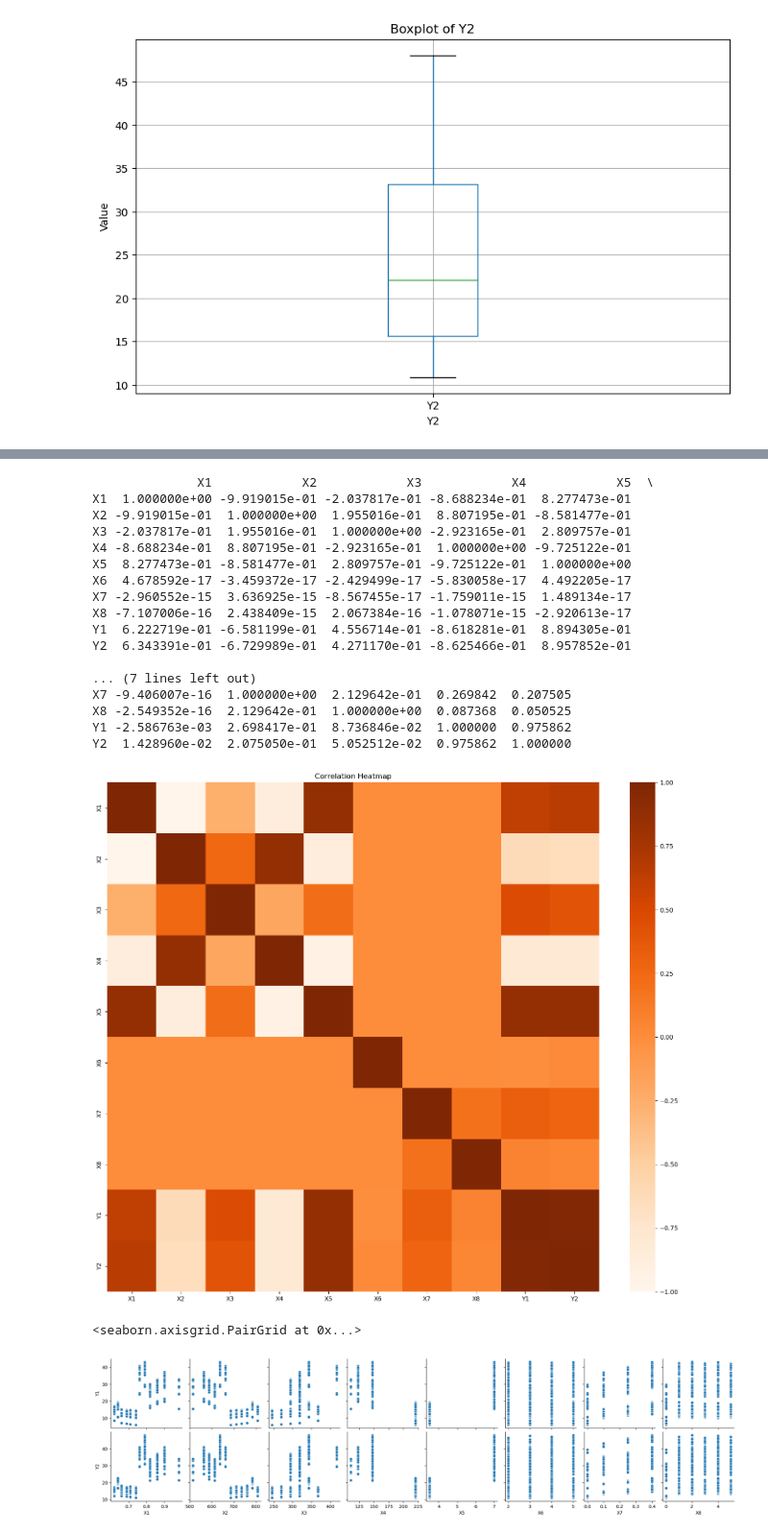
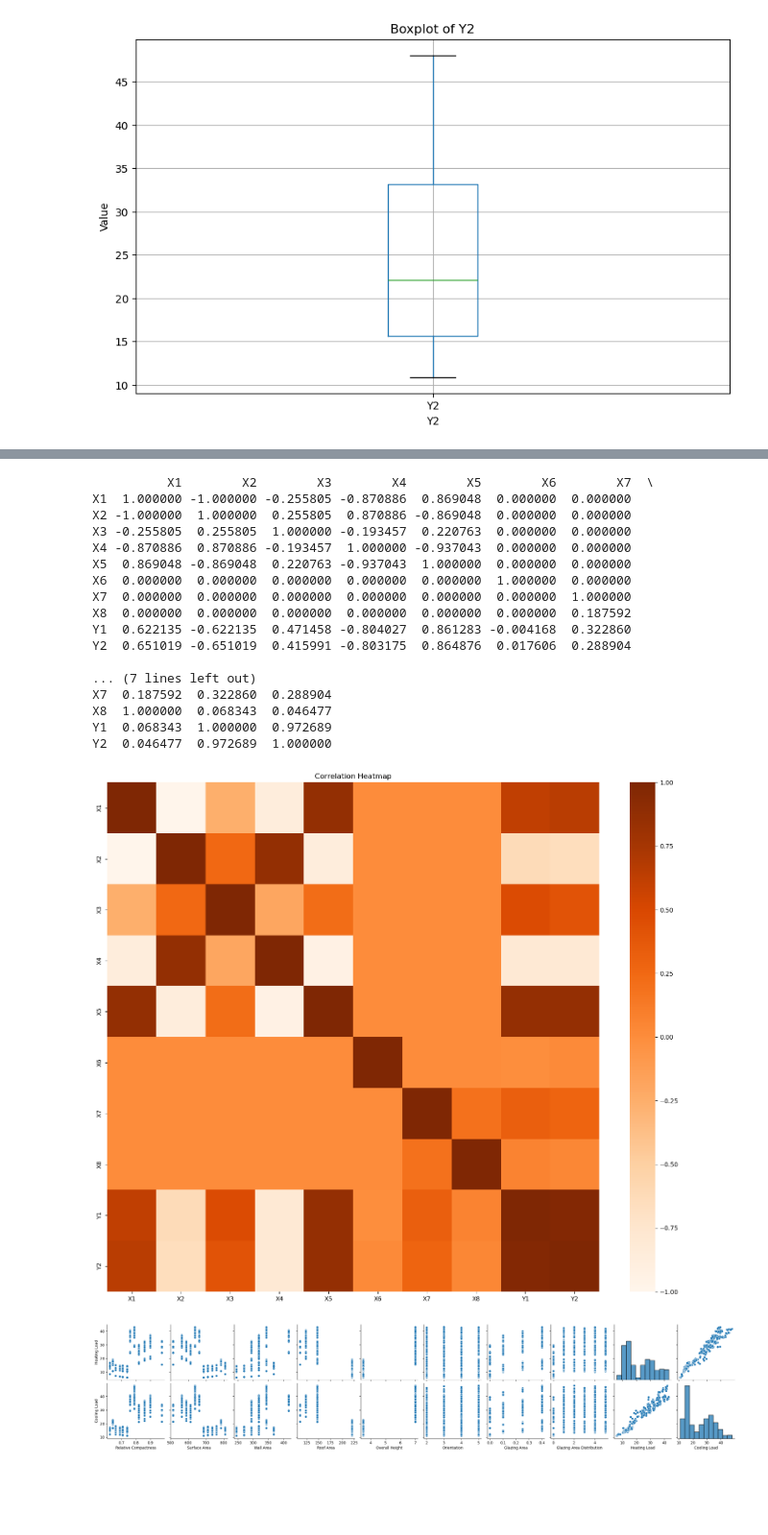
Before and after one commit to TaniaZakowski/Prediction-Buildings-Energy-Performance, a Jupyter notebook: notebook/EnergyPerformance.ipynb, the cells around one changed output, grey strips where cells are left out. Shown at 96% size. Drawn from its saved outputs; the diff is of its cells as text; code cells hidden in the pictures; blank space fills up the shorter version.

Commit message:
modif nom pour graphes

```diff
--- a/notebook/EnergyPerformance.ipynb
+++ b/notebook/EnergyPerformance.ipynb
@@ -146,6 +115,6 @@ Y2  1.428960e-02  2.075050e-01  5.052512e-02  0.975862  1.000000
 # %%
 #correlation des features
-correlation_matrix_rank = data_init.corr(method='spearman')
+correlation_matrix = data_init.corr(method='spearman')
 print(correlation_matrix)
 # Setting up the matplotlib figure with an appropriate size
 plt.figure(figsize=(18, 15))
@@ -156,23 +125,23 @@ sns.heatmap(correlation_matrix_rank, annot=False, cmap="Oranges")
 plt.title("Correlation Heatmap")
 plt.show()
 # %% [output]
-              X1            X2            X3            X4            X5  \
-X1  1.000000e+00 -9.919015e-01 -2.037817e-01 -8.688234e-01  8.277473e-01
-X2 -9.919015e-01  1.000000e+00  1.955016e-01  8.807195e-01 -8.581477e-01
-X3 -2.037817e-01  1.955016e-01  1.000000e+00 -2.923165e-01  2.809757e-01
-X4 -8.688234e-01  8.807195e-01 -2.923165e-01  1.000000e+00 -9.725122e-01
-X5  8.277473e-01 -8.581477e-01  2.809757e-01 -9.725122e-01  1.000000e+00
-X6  4.678592e-17 -3.459372e-17 -2.429499e-17 -5.830058e-17  4.492205e-17
-X7 -2.960552e-15  3.636925e-15 -8.567455e-17 -1.759011e-15  1.489134e-17
-X8 -7.107006e-16  2.438409e-15  2.067384e-16 -1.078071e-15 -2.920613e-17
-Y1  6.222719e-01 -6.581199e-01  4.556714e-01 -8.618281e-01  8.894305e-01
-Y2  6.343391e-01 -6.729989e-01  4.271170e-01 -8.625466e-01  8.957852e-01
+          X1        X2        X3        X4        X5        X6        X7  \
+X1  1.000000 -1.000000 -0.255805 -0.870886  0.869048  0.000000  0.000000
+X2 -1.000000  1.000000  0.255805  0.870886 -0.869048  0.000000  0.000000
+X3 -0.255805  0.255805  1.000000 -0.193457  0.220763  0.000000  0.000000
+X4 -0.870886  0.870886 -0.193457  1.000000 -0.937043  0.000000  0.000000
+X5  0.869048 -0.869048  0.220763 -0.937043  1.000000  0.000000  0.000000
+X6  0.000000  0.000000  0.000000  0.000000  0.000000  1.000000  0.000000
+X7  0.000000  0.000000  0.000000  0.000000  0.000000  0.000000  1.000000
+X8  0.000000  0.000000  0.000000  0.000000  0.000000  0.000000  0.187592
+Y1  0.622135 -0.622135  0.471458 -0.804027  0.861283 -0.004168  0.322860
+Y2  0.651019 -0.651019  0.415991 -0.803175  0.864876  0.017606  0.288904
 
 ... (7 lines left out)
-X7 -9.406007e-16  1.000000e+00  2.129642e-01  0.269842  0.207505
-X8 -2.549352e-16  2.129642e-01  1.000000e+00  0.087368  0.050525
-Y1 -2.586763e-03  2.698417e-01  8.736846e-02  1.000000  0.975862
-Y2  1.428960e-02  2.075050e-01  5.052512e-02  0.975862  1.000000
+X7  0.187592  0.322860  0.288904
+X8  1.000000  0.068343  0.046477
+Y1  0.068343  1.000000  0.972689
+Y2  0.046477  0.972689  1.000000
 [figure]
 # %%
 #Defining targets and features
@@ -181,11 +150,24 @@ target1=data_init["Y1"]
 target2=data_init["Y2"]
 X_train1, X_test1, y_train1, y_test1 = train_test_split(features, target1, test_size = 0.20, random_state=0)
 X_train2, X_test2, y_train2, y_test2 = train_test_split(features, target2, test_size = 0.20, random_state=0)
+# %%
+data_init_plot=data_init.copy()
+nomcol={"X1":"Relative Compactness",
+"X2":"Surface Area",
+"X3":"Wall Area",
+"X4":"Roof Area",
+"X5":"Overall Height",
+"X6":"Orientation",
+"X7":"Glazing Area",
+"X8":"Glazing Area Distribution",
+"Y1":"Heating Load",
+"Y2":"Cooling Load"}
+data_init_plot = data_init_plot.rename(columns=nomcol)
+feat=["Relative Compactness","Surface Area","Wall Area","Roof Area","Overall Height","Orientation","Glazing Area","Glazing Area Distribution","Heating Load","Cooling Load"]
 # %%
-sns.pairplot(data_init, y_vars=["Y1","Y2"], x_vars=features, kind='scatter')
+sns.pairplot(data_init_plot, y_vars=["Heating Load","Cooling Load"], x_vars=feat, kind='scatter');
 # %% [output]
-<seaborn.axisgrid.PairGrid at 0x...>
-[figure, old version]
+[figure, new version]
 # %%
 #checking random_state=0
 #X_train1.describe(),X_train2.describe()
```
Also changed, not shown: parts of 12 cells of this notebook.
